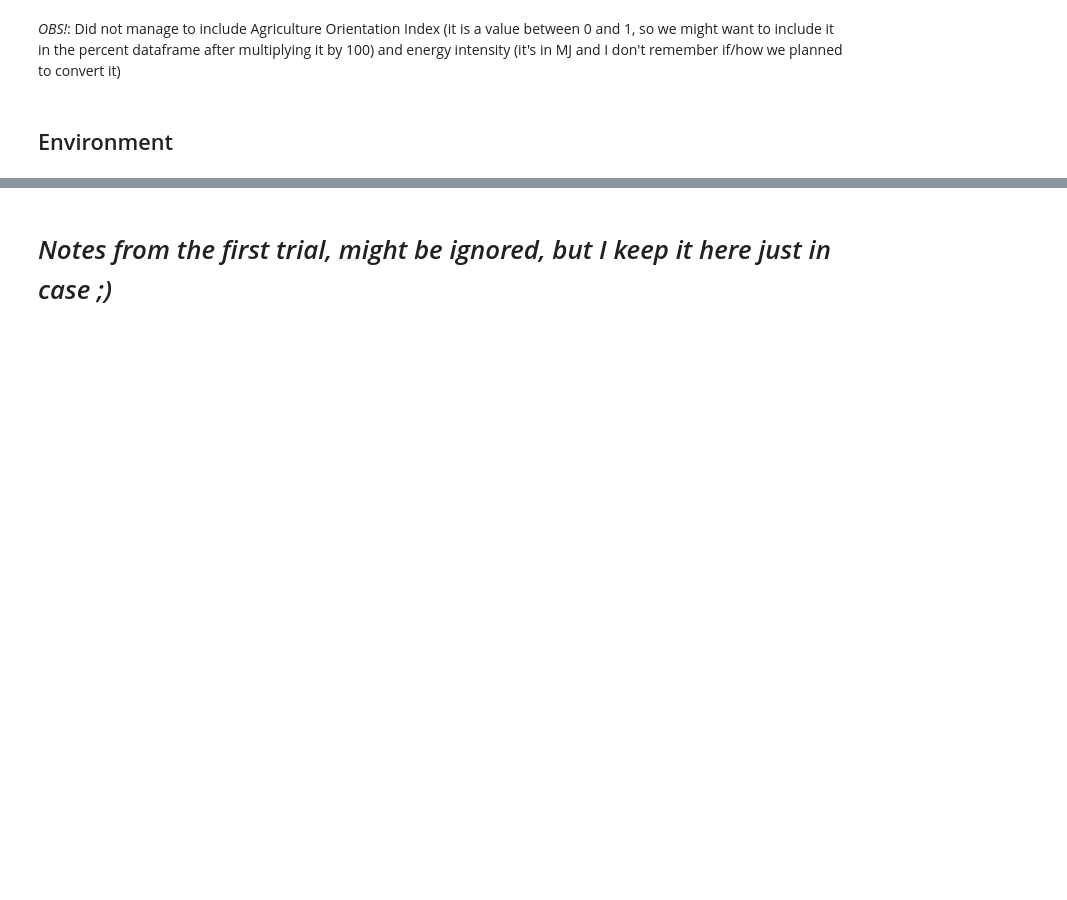
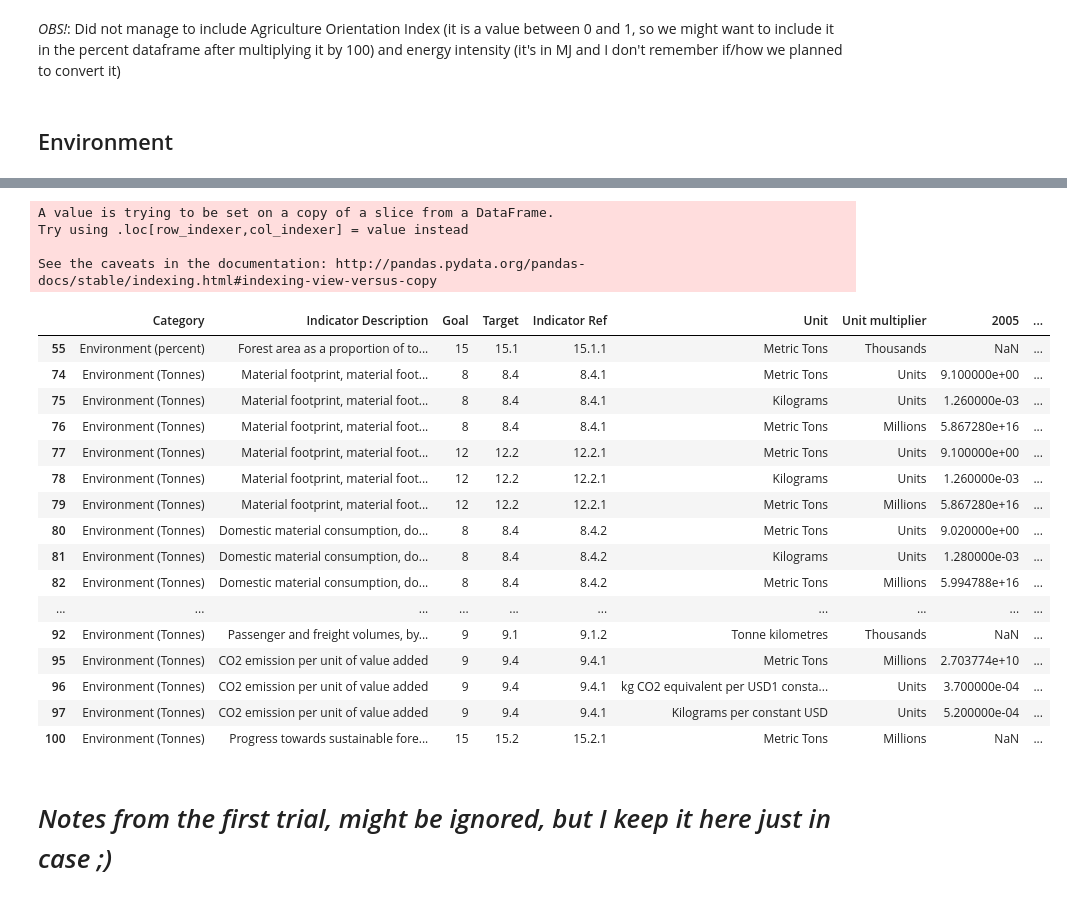
Before and after one commit to felix-laumann/MBML-SDG-targets, a Jupyter notebook: Data preprocessing and visualisation_GalinaFelix.ipynb, the cells around one changed output, grey strips where cells are left out. Cells and saved outputs as stored; diff of their text form; code cells hidden in the pictures; blank space fills up the shorter version.

```diff
--- a/Data preprocessing and visualisation_GalinaFelix.ipynb
+++ b/Data preprocessing and visualisation_GalinaFelix.ipynb
@@ -613,3 +692,47 @@ df_environment_not_percent
+# %%
+def convertWeightUnits(unit, multiplier, n):
+    if type(n)==float:
+        n2 = n
+    elif n.find(',') != -1:
+        n = n.replace(',','')
+    n2 = float(n)
+    if np.isnan(n2):
+        return np.nan
+    elif unit=='Metric Tons' or unit=='Tonne kilometres':
+        if multiplier=='Units':
+            return n2
+        elif multiplier=='Millions':
+            return n2*1000000
+        elif multiplier=='Thousands':
+            return n2*1000
+    elif unit=='Kilograms' or 'kg CO2 equivalent per USD1 constant 2005 PPP GDP':
+        return n2/1000
+# %%
+for yr in year:
+    df_environment_weight_units[yr] = df_environment_weight_units.apply(lambda r: convertWeightUnits(r['Unit'], r['Unit multiplier'], r[yr]), axis=1)
+df_environment_weight_units
+# %% [output]
+A value is trying to be set on a copy of a slice from a DataFrame.
+Try using .loc[row_indexer,col_indexer] = value instead
+
+See the caveats in the documentation: http://pandas.pydata.org/pandas-docs/stable/indexing.html#indexing-view-versus-copy
+|  | Category | Indicator Description | Goal | Target | Indicator Ref | Unit | Unit multiplier | 2005 | ... |
+| 55 | Environment (percent) | Forest area as a proportion of to... | 15 | 15.1 | 15.1.1 | Metric Tons | Thousands | NaN | ... |
+| 74 | Environment (Tonnes) | Material footprint, material foot... | 8 | 8.4 | 8.4.1 | Metric Tons | Units | 9.100000e+00 | ... |
+| 75 | Environment (Tonnes) | Material footprint, material foot... | 8 | 8.4 | 8.4.1 | Kilograms | Units | 1.260000e-03 | ... |
+| 76 | Environment (Tonnes) | Material footprint, material foot... | 8 | 8.4 | 8.4.1 | Metric Tons | Millions | 5.867280e+16 | ... |
+| 77 | Environment (Tonnes) | Material footprint, material foot... | 12 | 12.2 | 12.2.1 | Metric Tons | Units | 9.100000e+00 | ... |
+| 78 | Environment (Tonnes) | Material footprint, material foot... | 12 | 12.2 | 12.2.1 | Kilograms | Units | 1.260000e-03 | ... |
+| 79 | Environment (Tonnes) | Material footprint, material foot... | 12 | 12.2 | 12.2.1 | Metric Tons | Millions | 5.867280e+16 | ... |
+| 80 | Environment (Tonnes) | Domestic material consumption, do... | 8 | 8.4 | 8.4.2 | Metric Tons | Units | 9.020000e+00 | ... |
+| 81 | Environment (Tonnes) | Domestic material consumption, do... | 8 | 8.4 | 8.4.2 | Kilograms | Units | 1.280000e-03 | ... |
+| 82 | Environment (Tonnes) | Domestic material consumption, do... | 8 | 8.4 | 8.4.2 | Metric Tons | Millions | 5.994788e+16 | ... |
+| ... | ... | ... | ... | ... | ... | ... | ... | ... | ... |
+| 92 | Environment (Tonnes) | Passenger and freight volumes, by... | 9 | 9.1 | 9.1.2 | Tonne kilometres | Thousands | NaN | ... |
+| 95 | Environment (Tonnes) | CO2 emission per unit of value added | 9 | 9.4 | 9.4.1 | Metric Tons | Millions | 2.703774e+10 | ... |
+| 96 | Environment (Tonnes) | CO2 emission per unit of value added | 9 | 9.4 | 9.4.1 | kg CO2 equivalent per USD1 consta... | Units | 3.700000e-04 | ... |
+| 97 | Environment (Tonnes) | CO2 emission per unit of value added | 9 | 9.4 | 9.4.1 | Kilograms per constant USD | Units | 5.200000e-04 | ... |
+| 100 | Environment (Tonnes) | Progress towards sustainable fore... | 15 | 15.2 | 15.2.1 | Metric Tons | Millions | NaN | ... |
 # %% [markdown]
 # *Notes from the first trial, might be ignored, but I keep it here just in case ;)*
 # %% [markdown]
```
Also changed, not shown: parts of 20 cells of this notebook.
